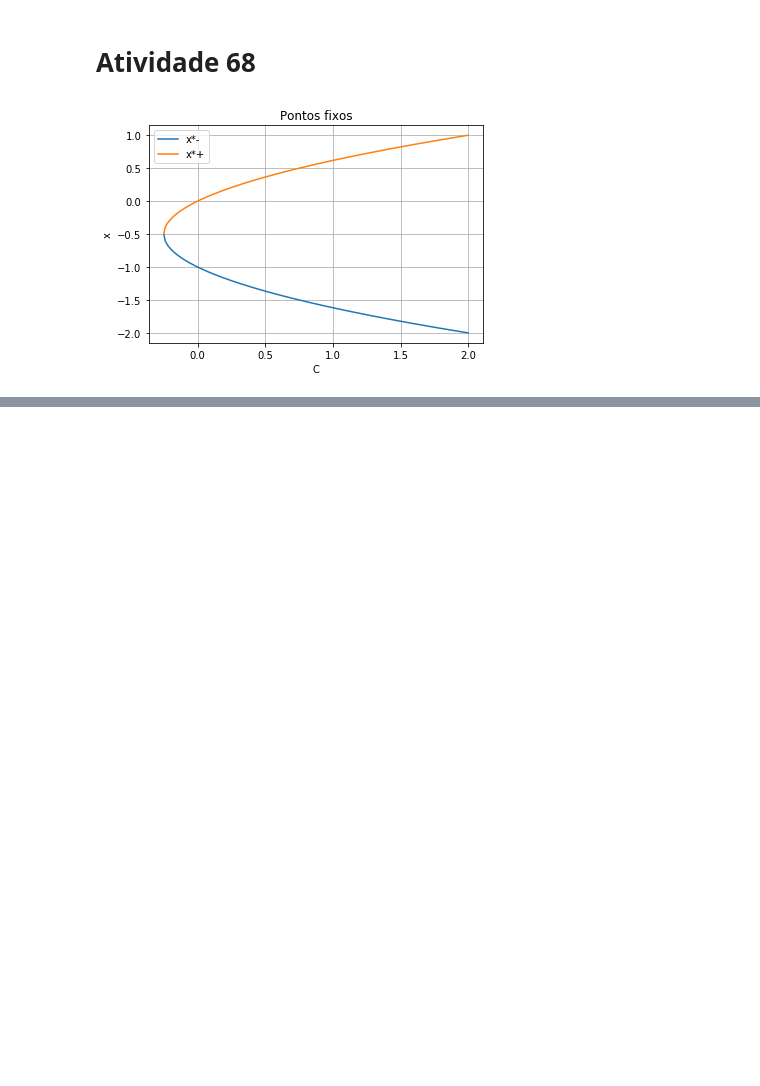
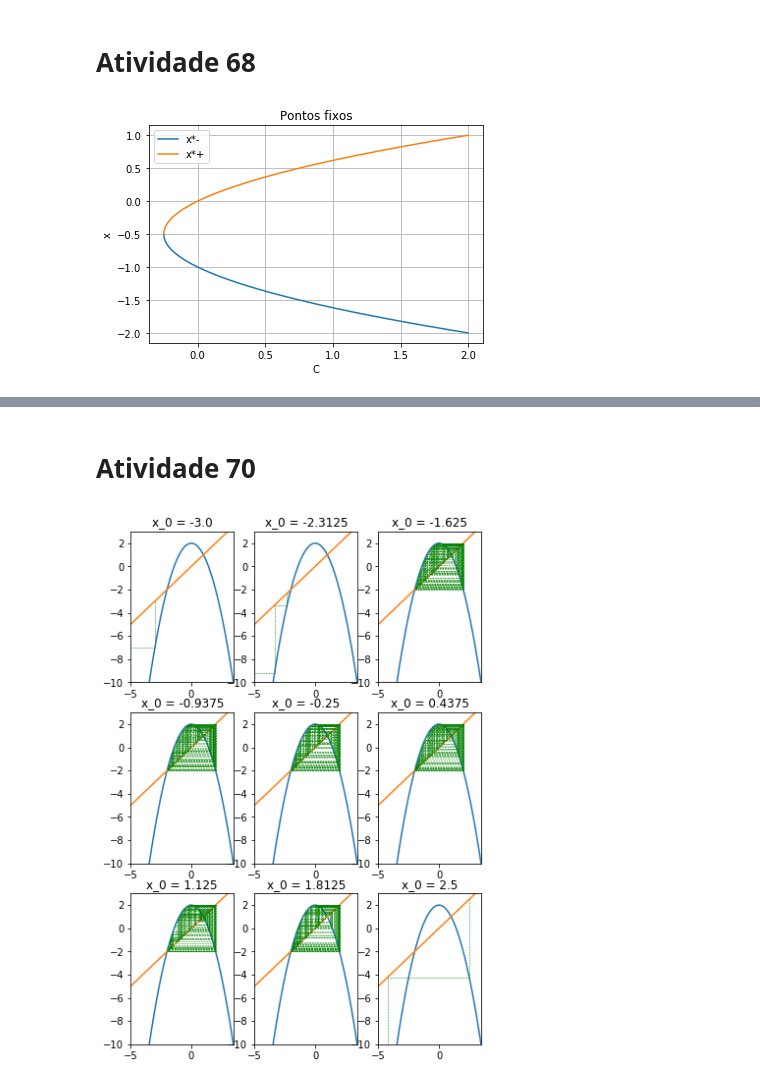
Before and after one commit to felipe-gm/ifusp_introcaos, a Jupyter notebook: Exercícios Introdução ao Caos.ipynb, the cells around one changed output, grey strips where cells are left out. Cells and saved outputs as stored; diff of their text form; code cells hidden in the pictures; blank space fills up the shorter version.

```diff
--- a/Exercícios Introdução ao Caos.ipynb
+++ b/Exercícios Introdução ao Caos.ipynb
@@ -170,0 +204,31 @@ plt.show()
+# %% [markdown]
+# Atividade 70
+# %%
+fig, ax = plt.subplots(3, 3, figsize=(6.4, 9.6))
+
+C = 2
+x_min = -((1+4*C)**(1/2) + 1)/2
+
+xi = np.linspace(x_min-1, .5-x_min, num=9)
+
+for i in range(9):
+    x = np.linspace(x_min-3, 1.5-x_min)
+
+    j = i//3
+    k = i%3
+
+    ax[j,k].plot(x, x_n1(x, C))
+    ax[j,k].plot(x, x)
+    ax[j,k].set_xlim(x_min-3, 1.5-x_min)
+    ax[j,k].set_ylim(-10, 3)
+
+    ax[j,k].set_title(f'x_0 = {round(xi[i],6)}')
+
+    x1 = xi[i]
+    for _ in range(128):
+        x0 = x1
+        x1 = x_n1(x0, C)
+        ax[j,k].plot((x0,x0),(x0,x1), 'g--', linewidth=.5)
+        ax[j,k].plot((x0,x1),(x1,x1), 'g--', linewidth=.5)
+# %% [output]
+[figure, added]
```
Also changed, not shown: parts of 4 cells of this notebook.
